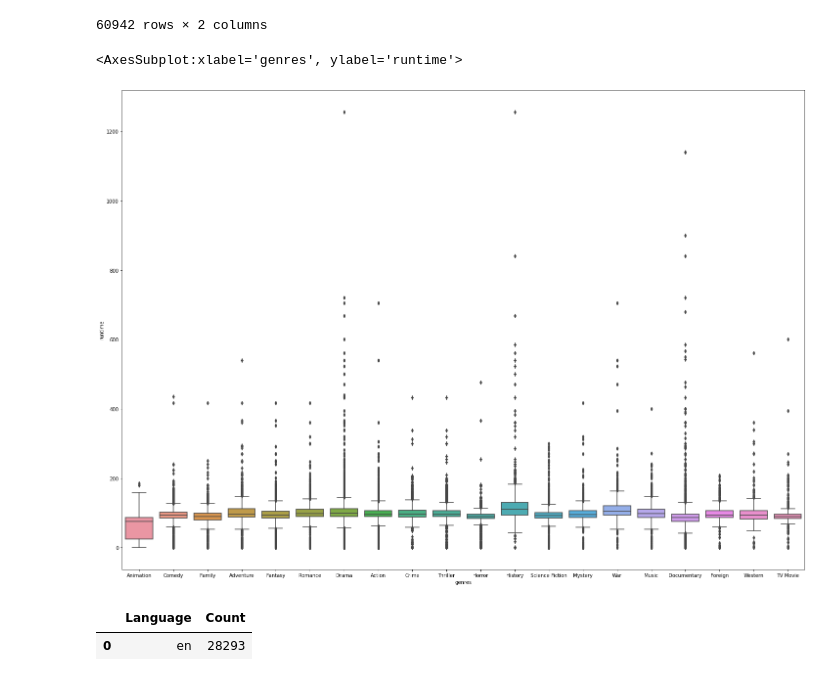
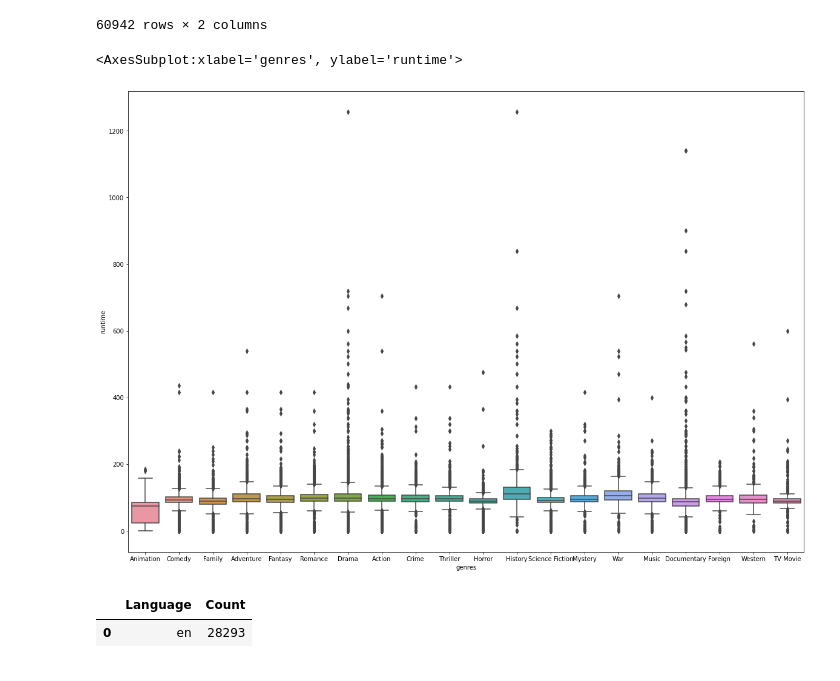
Before and after one commit to salenewOrld/netflix-movies-suggestion, a Jupyter notebook: Final/main.ipynb, the cells around one changed output. Saved outputs shown, nothing was run; the diff lists cells and outputs as text; code cells hidden in the pictures.

```diff
--- a/Final/main.ipynb
+++ b/Final/main.ipynb
@@ -640,11 +640,11 @@ new_runtime_genre
 | 60941 | Science Fiction | 85.0 |
 60942 rows × 2 columns
 # %%
-plt.figure(figsize=(25,18))
+plt.figure(figsize=(20,14))
 sns.boxplot(x='genres', y='runtime', data=new_runtime_genre)
 # %% [output]
 <AxesSubplot:xlabel='genres', ylabel='runtime'>
-[figure, old version]
+[figure, new version]
 # %%
 data_task = df_eda.original_language.value_counts().head(20)
 data_task = pd.DataFrame({"Language" : data_task.index, "Count" : data_task}).reset_index(drop = True)
```
Also changed, not shown: parts of 5 cells of this notebook.
